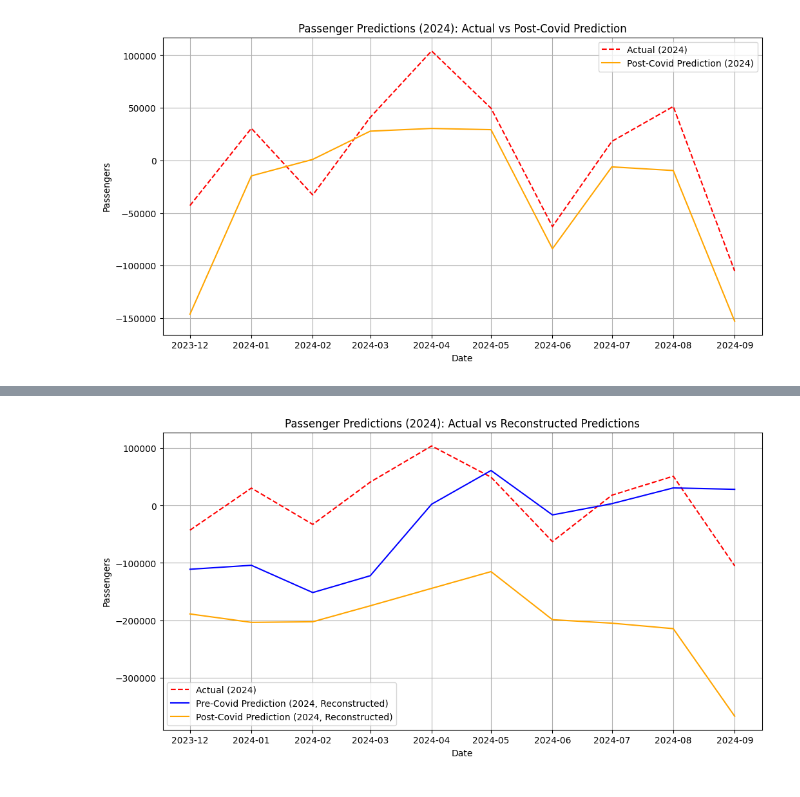
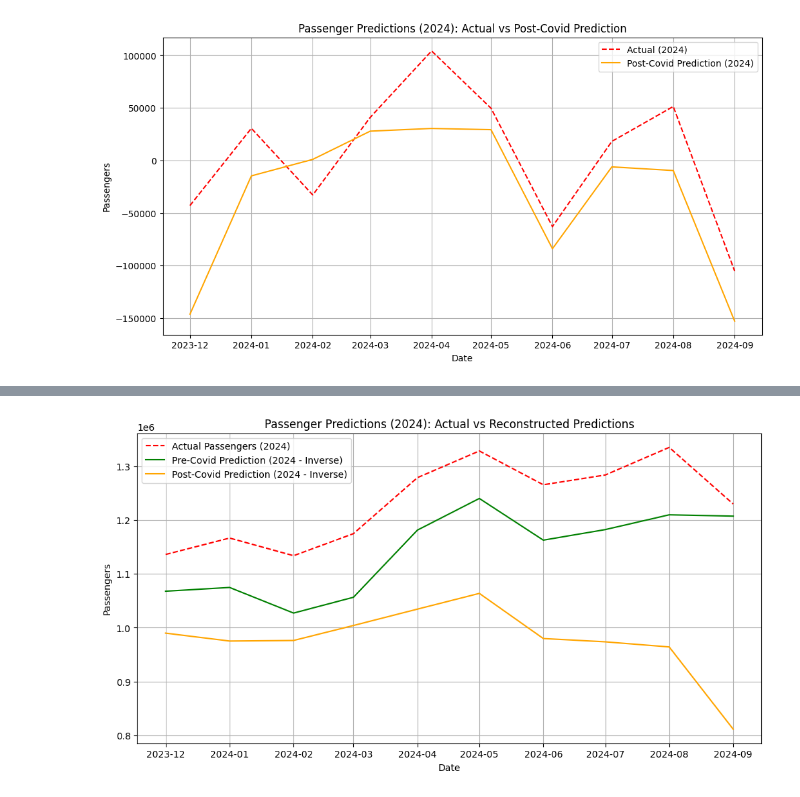
Before and after one commit to jungry/time_series, a Jupyter notebook: 최적의_하이퍼파라미터_적용_xgboost.ipynb, the cells around one changed output, grey strips where cells are left out. Saved outputs shown, nothing was run; the diff lists cells and outputs as text; code cells hidden in the pictures.

```diff
--- a/최적의_하이퍼파라미터_적용_xgboost.ipynb
+++ b/최적의_하이퍼파라미터_적용_xgboost.ipynb
@@ -213,15 +213,3 @@ plt.show()
 # %% [output]
 [figure]
 [figure]
-# %%
-def inverse_differencing(differenced, initial_value):
-    """
-    역차분을 수행하여 원래 스케일의 데이터를 복원
-    :param differenced: 차분된 예측값
-    :param initial_value: 역차분 시작값 (차분 전 마지막 값)
-    :return: 원래 스케일로 복원된 데이터
-    """
-    original = [initial_value]
-    for diff in differenced:
-        original.append(original[-1] + diff)
-    return original[1:]  # 첫 번째 값 제외
@@ -228,29 +252,51 @@ def inverse_differencing(differenced, initial_value):
 # %%
-# 초기값 설정 (실제 데이터의 마지막 값 사용)
-initial_value_2019 = y_test_2019.iloc[0]  # 2018년 12월의 실제값
-initial_value_2024_post = y_test_post.iloc[0]  # 2023년 11월의 실제값
-initial_value_2024_pre = y_test_2024.iloc[0]  # 2023년 11월의 실제값 (Pre-Covid Prediction용)
+# 초기값 설정: 2018-12-01의 실제값 사용 (2019 예측)
+initial_value_2019 = passengers_df.loc['2018-12-01']
+initial_value_2024 = passengers_df.loc['2023-12-01']
+
+print("Initial Value at 2018-12-01:", initial_value_2019)
+print("Initial Value at 2023-12-01:", initial_value_2024)
+
+# 역차분 함수
+def inverse_differencing(differenced, initial_value):
+    """
+    차분된 예측 값을 원래 스케일로 복원하는 함수.
+    :param differenced: 차분된 예측값 리스트 또는 배열
+    :param initial_value: 첫 번째 시점의 실제값 (복원 시작점)
+    :return: 원래 스케일로 복원된 값
+    """
+    original = [initial_value]
+    differenced = np.ravel(differenced)
+    for diff in differenced:
+        original.append(original[-1] + diff)
+    return np.array(original)
 
 # 역차분 적용
-reconstructed_2019 = inverse_differencing(y_pred_pre_2019, initial_value_2019)
-reconstructed_2024_post = inverse_differencing(y_pred_post, initial_value_2024_post)
-reconstructed_2024_pre = inverse_differencing(y_pred_pre_2024, initial_value_2024_pre)
+y_pred_pre_2019_inverse = inverse_differencing(y_pred_pre_2019, initial_value_2019)
+y_pred_pre_2024_inverse = inverse_differencing(y_pred_pre_2024, initial_value_2024)
+y_pred_post_2024_inverse = inverse_differencing(y_pred_post, initial_value_2024)
 
-# 시각화: 2019년 데이터
+# 시각화: 2019년 데이터 (실제 값 vs Pre-Covid 예측)
 plt.figure(figsize=(12, 6))
+
+# 실제 데이터
 plt.plot(
     y_test_2019.index,
-    y_test_2019,
-    label="Actual (2019)",
-    color='blue',
-    linestyle='--'
+    passengers_df.loc[y_test_2019.index],
+    label="Actual Passengers (2019)",
+    color="red",
+    linestyle="--"
 )
+
+# Pre-Covid 모델 예측 (역차분 적용 후)
 plt.plot(
     y_test_2019.index,
-    reconstructed_2019,
-    label="Pre-Covid Prediction (2019, Reconstructed)",
-    color='green'
+    y_pred_pre_2019_inverse[1:],  # 초기값 제외
+    label="Pre-Covid Prediction (2019 - Inverse)",
+    color="green"
 )
+
+# 그래프 설정
 plt.title("Passenger Predictions (2019): Actual vs Reconstructed Pre-Covid Prediction")
 plt.xlabel("Date")
 plt.ylabel("Passengers")
@@ -258,35 +304,35 @@ plt.legend()
 plt.grid()
 plt.show()
 
-# 시각화: 2024년 데이터
+# 시각화: 2024년 데이터 (실제 값 vs Pre-Covid 예측 vs Post-Covid 예측)
 plt.figure(figsize=(12, 6))
 
 # 실제 데이터
 plt.plot(
     y_test_post.index,
-    y_test_post,
-    label="Actual (2024)",
-    color='red',
-    linestyle='--'
+    passengers_df.loc[y_test_post.index],
+    label="Actual Passengers (2024)",
+    color="red",
+    linestyle="--"
 )
 
-# Pre-Covid 예측 (복원)
+# Pre-Covid 모델 예측 (역차분 적용 후)
 plt.plot(
     y_test_2024.index,
-    reconstructed_2024_pre,
-    label="Pre-Covid Prediction (2024, Reconstructed)",
-    color='blue'
+    y_pred_pre_2024_inverse[1:],
+    label="Pre-Covid Prediction (2024 - Inverse)",
+    color="green"
 )
 
-# Post-Covid 예측 (복원)
+# Post-Covid 모델 예측 (역차분 적용 후)
 plt.plot(
     y_test_post.index,
-    reconstructed_2024_post,
-    label="Post-Covid Prediction (2024, Reconstructed)",
-    color='orange'
+    y_pred_post_2024_inverse[1:],
+    label="Post-Covid Prediction (2024 - Inverse)",
+    color="orange"
 )
 
-# 그래프 제목 및 축 레이블 설정
+# 그래프 설정
 plt.title("Passenger Predictions (2024): Actual vs Reconstructed Predictions")
 plt.xlabel("Date")
 plt.ylabel("Passengers")
@@ -298 +346 @@ plt.show()
-[figure, old version]
+[figure, new version]
```
Also changed, not shown: parts of 3 cells of this notebook.
